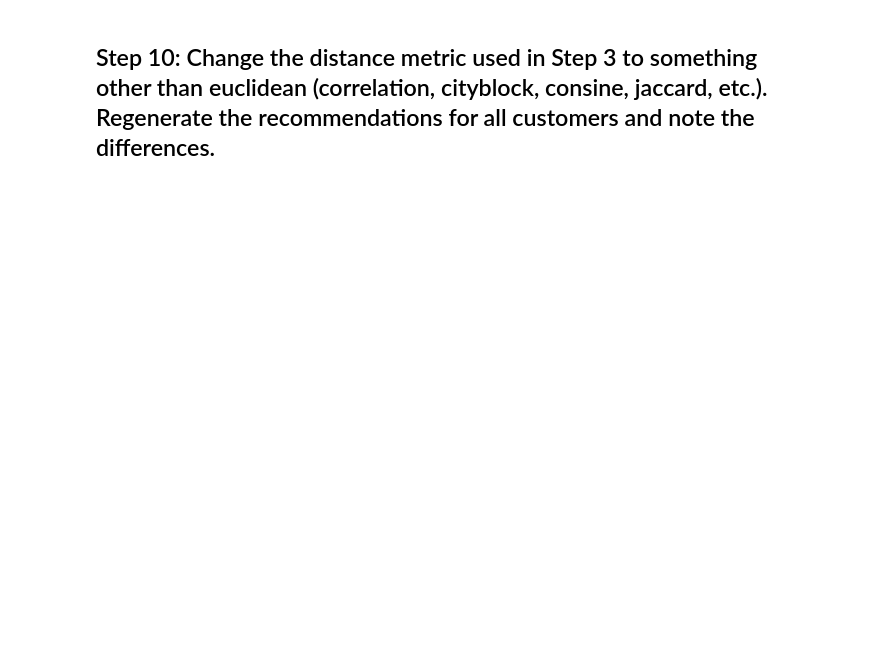
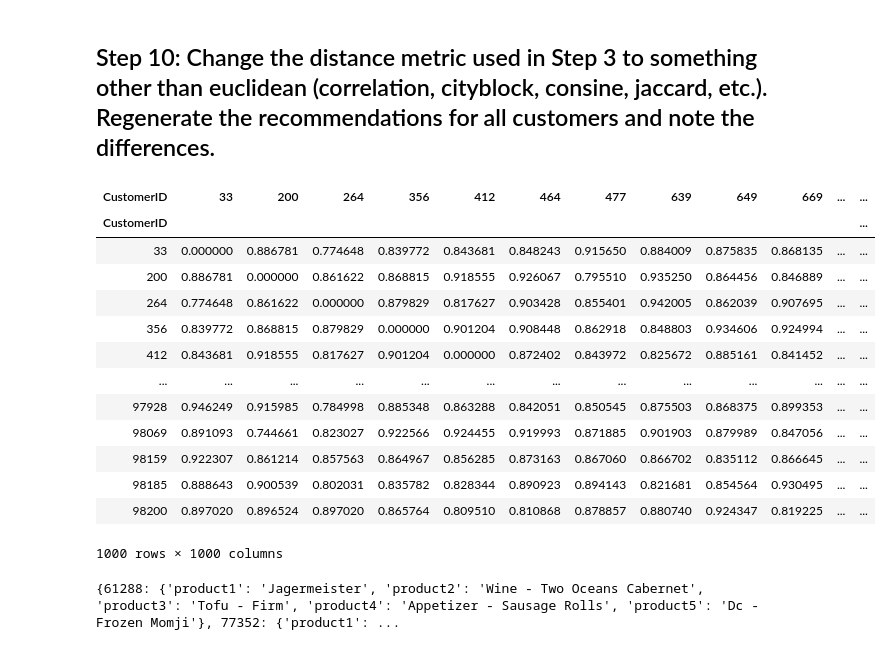
Before and after one commit to ta-datapt-bcn/lab-intro-recommender-systems, a Jupyter notebook: your-code/main.ipynb, the cells around one changed output. Saved outputs shown, nothing was run; the diff lists cells and outputs as text; code cells hidden in the pictures; blank space fills up the shorter version.

```diff
--- a/your-code/main.ipynb
+++ b/your-code/main.ipynb
@@ -46,2 +223,51 @@ This will give you the total number of each product purchased by the 5 most simi
 # %% [markdown]
 ## Step 10: Change the distance metric used in Step 3 to something other than euclidean (correlation, cityblock, consine, jaccard, etc.). Regenerate the recommendations for all customers and note the differences.
+# %%
+#since it's euclidean it's the distance, to get the similarity would need to normalize the data first
+
+def distancia(summary, metric='cosine'):
+    pairwise = pd.DataFrame(
+        squareform(pdist(summary, metric)),
+        columns = summary.index,
+        index = summary.index
+    )
+    return pairwise
+# %%
+cosine_dist = distancia(product_by_customer)
+cosine_dist
+# %% [output]
+| CustomerID | 33 | 200 | 264 | 356 | 412 | 464 | 477 | 639 | 649 | 669 | ... | ... |
+| CustomerID |  |  |  |  |  |  |  |  |  |  |  | ... |
+| 33 | 0.000000 | 0.886781 | 0.774648 | 0.839772 | 0.843681 | 0.848243 | 0.915650 | 0.884009 | 0.875835 | 0.868135 | ... | ... |
+| 200 | 0.886781 | 0.000000 | 0.861622 | 0.868815 | 0.918555 | 0.926067 | 0.795510 | 0.935250 | 0.864456 | 0.846889 | ... | ... |
+| 264 | 0.774648 | 0.861622 | 0.000000 | 0.879829 | 0.817627 | 0.903428 | 0.855401 | 0.942005 | 0.862039 | 0.907695 | ... | ... |
+| 356 | 0.839772 | 0.868815 | 0.879829 | 0.000000 | 0.901204 | 0.908448 | 0.862918 | 0.848803 | 0.934606 | 0.924994 | ... | ... |
+| 412 | 0.843681 | 0.918555 | 0.817627 | 0.901204 | 0.000000 | 0.872402 | 0.843972 | 0.825672 | 0.885161 | 0.841452 | ... | ... |
+| ... | ... | ... | ... | ... | ... | ... | ... | ... | ... | ... | ... | ... |
+| 97928 | 0.946249 | 0.915985 | 0.784998 | 0.885348 | 0.863288 | 0.842051 | 0.850545 | 0.875503 | 0.868375 | 0.899353 | ... | ... |
+| 98069 | 0.891093 | 0.744661 | 0.823027 | 0.922566 | 0.924455 | 0.919993 | 0.871885 | 0.901903 | 0.879989 | 0.847056 | ... | ... |
+| 98159 | 0.922307 | 0.861214 | 0.857563 | 0.864967 | 0.856285 | 0.873163 | 0.867060 | 0.866702 | 0.835112 | 0.866645 | ... | ... |
+| 98185 | 0.888643 | 0.900539 | 0.802031 | 0.835782 | 0.828344 | 0.890923 | 0.894143 | 0.821681 | 0.854564 | 0.930495 | ... | ... |
+| 98200 | 0.897020 | 0.896524 | 0.897020 | 0.865764 | 0.809510 | 0.810868 | 0.878857 | 0.880740 | 0.924347 | 0.819225 | ... | ... |
+1000 rows × 1000 columns
+# %%
+all_recom_cos = {}
+unique_ids = list(data.CustomerID.unique())
+
+for id in unique_ids:
+    similar_customers = cosine_dist.sort_values(id).iloc[1:6, :][[id]].index.to_list()
+    similar_customer_records = df[df.CustomerID.isin(similar_customers)]
+    product_records = pd.DataFrame(similar_customer_records.groupby('ProductName').Quantity.sum().sort_values(ascending = False))
+    product_records = product_records.reset_index()
+    customer_orders = pd.DataFrame(product_by_customer.loc[id]).reset_index()
+    customer_orders = customer_orders.rename(columns={id: 'Quantity'})
+    customer_orders = customer_orders.loc[customer_orders['Quantity'] == 0]
+    products_to_recommend = customer_orders.merge(product_records, on='ProductName')
+    products_to_recommend = products_to_recommend.rename(columns={'Quantity_x': 'Quantity_customer', 'Quantity_y': 'Quantity_all'})
+    products_to_recommend = list(products_to_recommend.sort_values('Quantity_all', ascending = False).iloc[0:5, 1].values)
+    all_recom_cos[id] = ({'product1': products_to_recommend[0], 'product2': products_to_recommend[1],
+                      'product3': products_to_recommend[2], 'product4': products_to_recommend[3],
+                      'product5': products_to_recommend[4]})
+print(all_recom_cos)
+# %% [output]
+{61288: {'product1': 'Jagermeister', 'product2': 'Wine - Two Oceans Cabernet', 'product3': 'Tofu - Firm', 'product4': 'Appetizer - Sausage Rolls', 'product5': 'Dc - Frozen Momji'}, 77352: {'product1': ...
```
Also changed, not shown: parts of 14 cells of this notebook, 1 other file.
